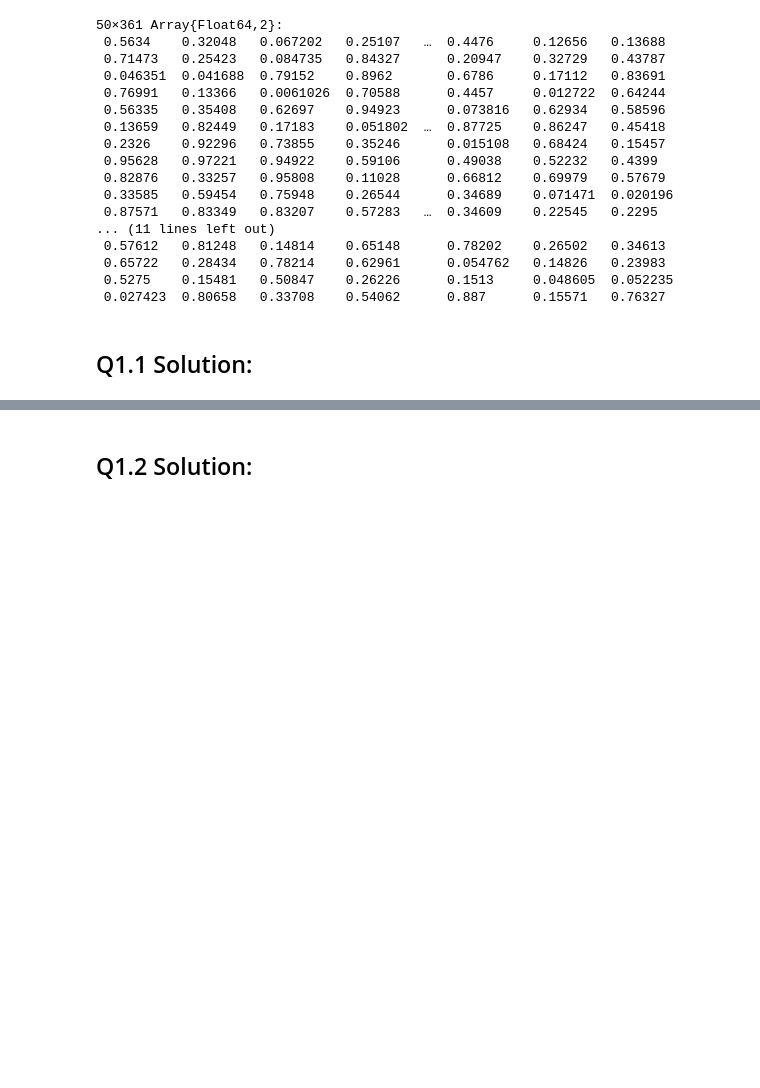
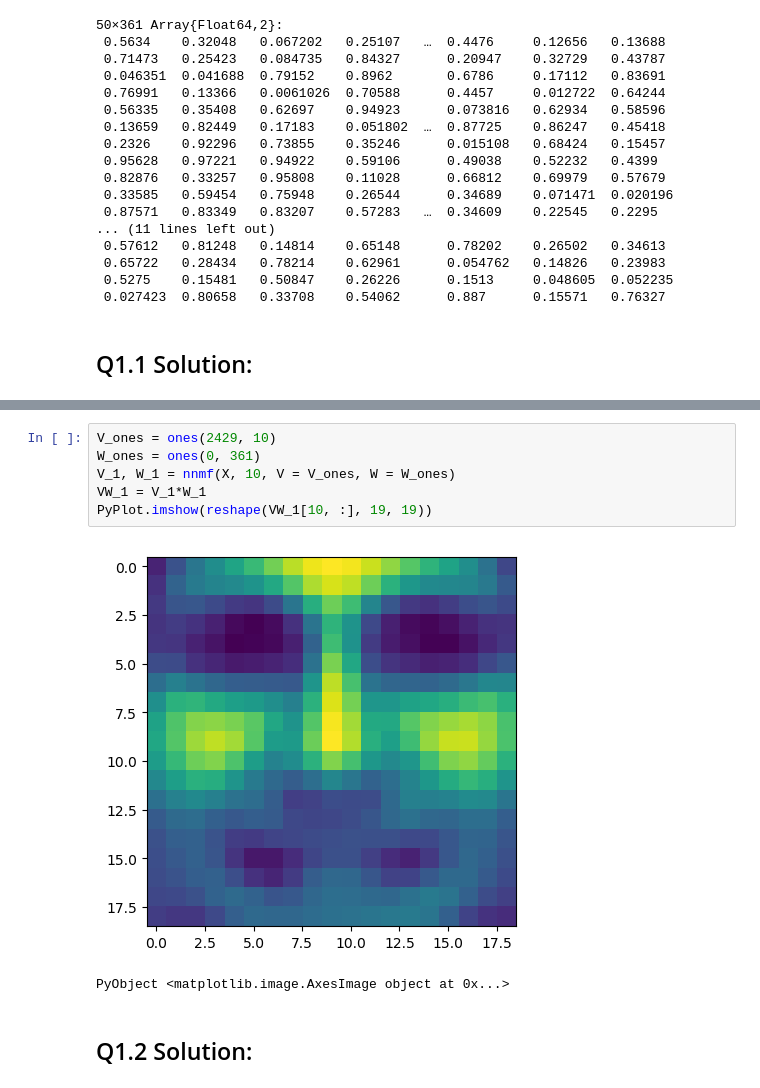
Before and after one commit to sarah-ji/biostat-m280-2018-spring, a Jupyter notebook: hw2/hw02.ipynb, the cells around one changed output, grey strips where cells are left out. Cells and saved outputs as stored; diff of their text form; blank space fills up the shorter version.

```diff
--- a/hw2/hw02.ipynb
+++ b/hw2/hw02.ipynb
@@ -127,3 +159,12 @@ srand(1738)
+# %%
+V_ones = ones(2429, 10)
+W_ones = ones(0, 361)
+V_1, W_1 = nnmf(X, 10, V = V_ones, W = W_ones)
+VW_1 = V_1*W_1
+PyPlot.imshow(reshape(VW_1[10, :], 19, 19))
+# %% [output]
+[figure, added]
+PyObject <matplotlib.image.AxesImage object at 0x...>
 # %% [markdown]
 ## Q1.2 Solution:
 # %%
```
Also changed, not shown: parts of 9 cells of this notebook.
